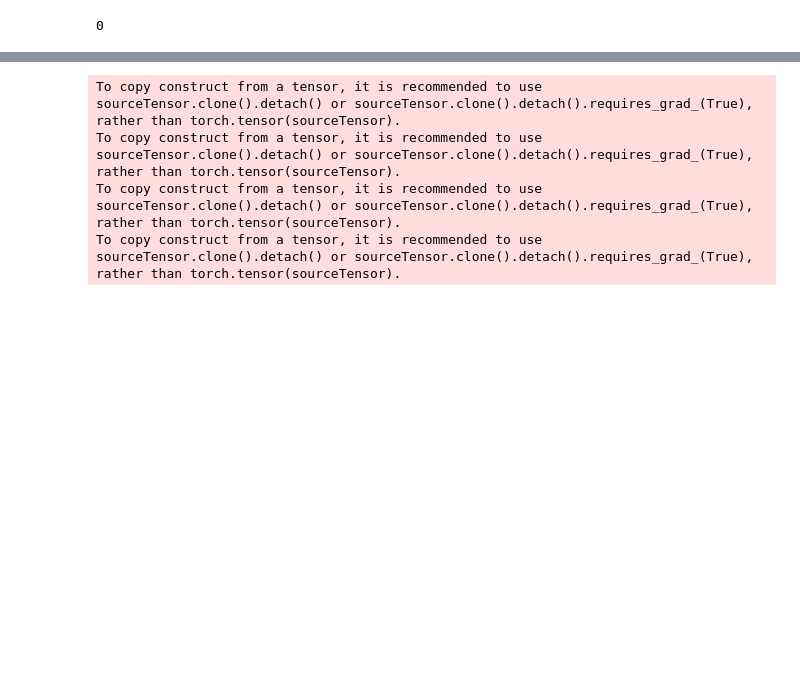
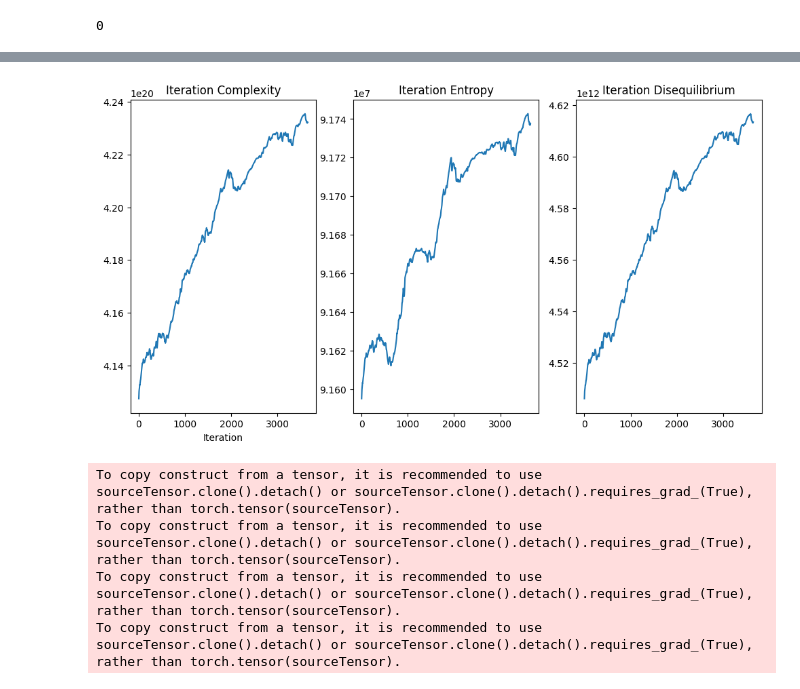
Before and after one commit to pultrini/Codes-IC, a Jupyter notebook: Classification Pytorch.ipynb, the cells around one changed output, grey strips where cells are left out. Drawn from its saved outputs; the diff is of its cells as text; code cells hidden in the pictures; blank space fills up the shorter version.

```diff
--- a/Classification Pytorch.ipynb
+++ b/Classification Pytorch.ipynb
@@ -504,3 +607,23 @@ fig.savefig('complexity.png')
+# %%
+fig = plt.figure("train", (12, 6))
+plt.subplot(1, 3, 1)
+plt.title("Iteration Complexity")
+x = [i + 1 for i in range(len(single_complexity))]
+y = single_complexity
+plt.xlabel("Iteration")
+plt.plot(x, y)
+plt.subplot(1,3,2)
+plt.title("Iteration Entropy")
+y2 = single_entropy
+plt.plot(x, y2)
+plt.subplot(1,3,3)
+plt.title("Iteration Disequilibrium")
+y3 = single_disequilibrium
+plt.plot(x, y3)
+
+plt.show()
+# %% [output]
+[figure, added]
 # %%
 model.load_state_dict(torch.load(
     os.path.join(root_dir, "best_metric_model.pth")))
```
Also changed, not shown: parts of 20 cells of this notebook, 2 other files.
